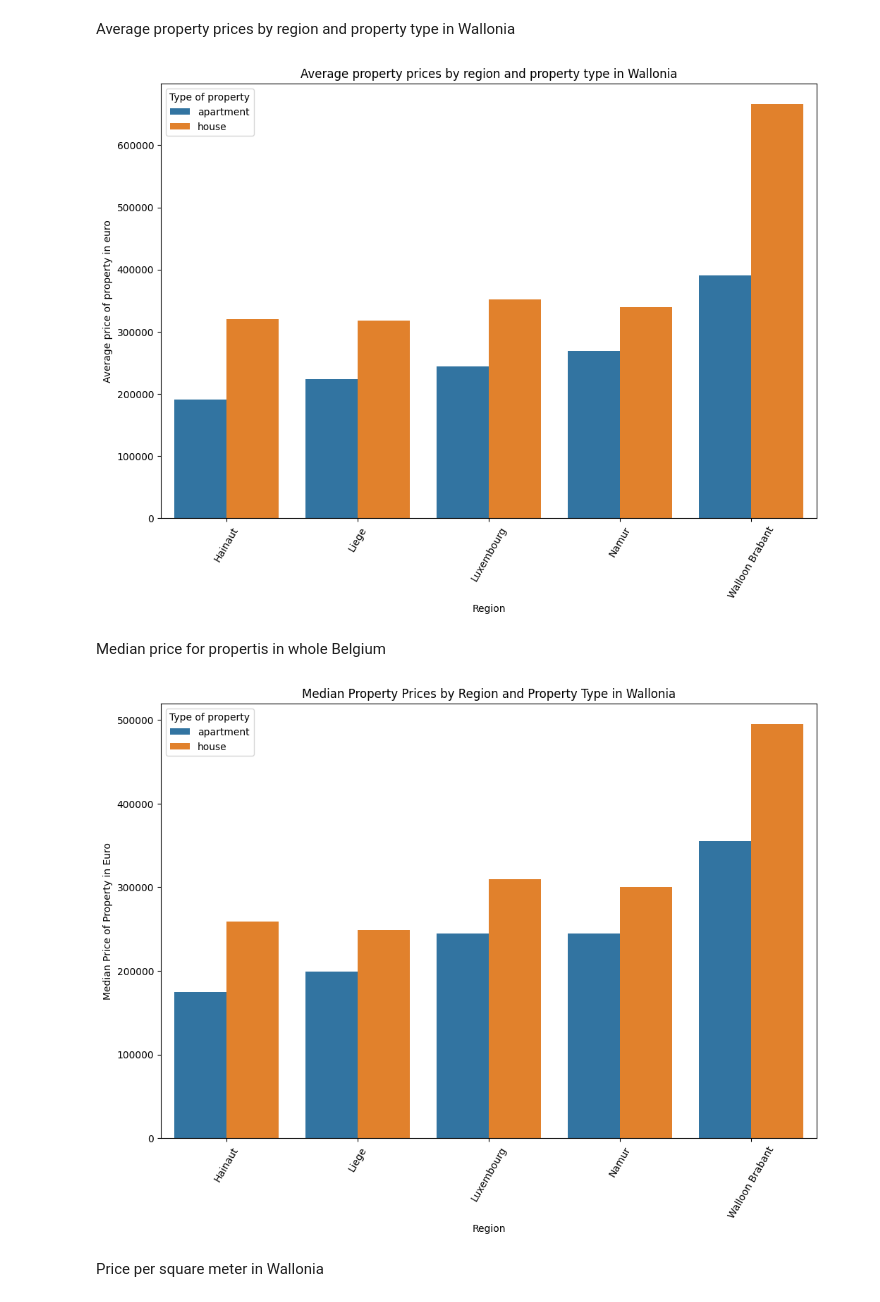
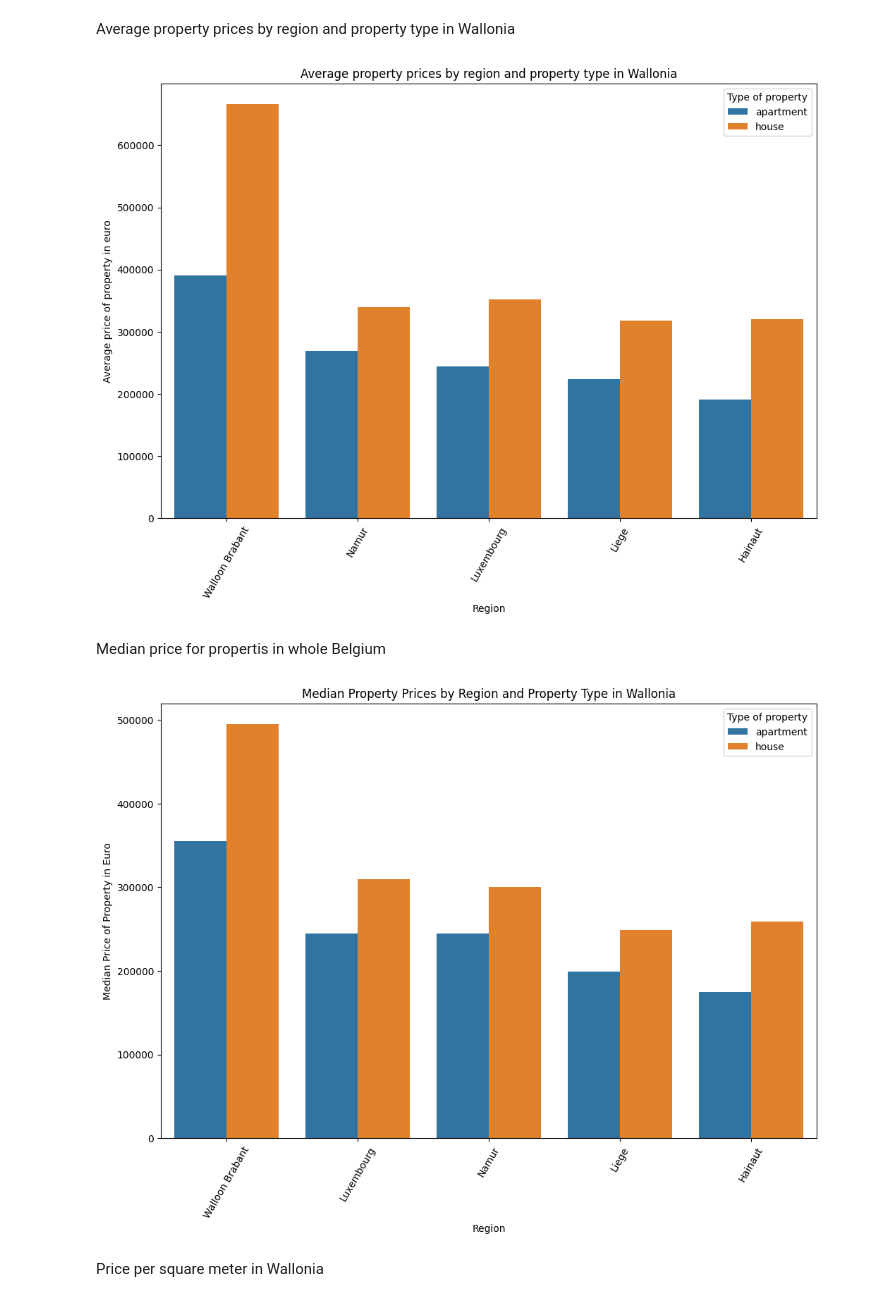
Before and after one commit to MakotoUwu/challenge-data-analysis, a Jupyter notebook: data_Wal.ipynb, the cells around one changed output. Drawn from its saved outputs; the diff is of its cells as text; code cells hidden in the pictures.

Commit message:
made changes in all plots

```diff
--- a/data_Wal.ipynb
+++ b/data_Wal.ipynb
@@ -86,9 +89,12 @@ Average property prices by region and property type in Wallonia
 # Calculate the average price for each property type in each region
 avg_prices = df.groupby(['Region', 'Type of property'])['Price of property in euro'].mean().reset_index()
 
+# Calculate the overall average price for each region and sort by it
+order = avg_prices.groupby('Region')['Price of property in euro'].mean().sort_values(ascending=False).index
+
 # Create a barplot
 plt.figure(figsize=(12, 8))
-sns.barplot(data=avg_prices, x='Region', y='Price of property in euro', hue='Type of property')
+sns.barplot(data=avg_prices, x='Region', y='Price of property in euro', hue='Type of property', order=order)
 
 plt.xticks(rotation=60)  # Rotate x labels for readability
 plt.title('Average property prices by region and property type in Wallonia')
@@ -98,26 +104,29 @@ plt.xlabel('Region')
 plt.legend(title='Type of property')
 plt.show()
 # %% [output]
-[figure, old version]
+[figure, new version]
 # %% [markdown]
 Median price for propertis in whole Belgium
 # %%
 # Calculate the median price for each property type in each region
 median_prices = df.groupby(['Region', 'Type of property'])['Price of property in euro'].median().reset_index()
 
+# Calculate the overall median price for each region and sort by it
+order = median_prices.groupby('Region')['Price of property in euro'].median().sort_values(ascending=False).index
+
 # Create a barplot
 plt.figure(figsize=(12, 8))
-sns.barplot(data=median_prices, x='Region', y='Price of property in euro', hue='Type of property')
+sns.barplot(data=median_prices, x='Region', y='Price of property in euro', hue='Type of property', order=order)
 
 plt.xticks(rotation=60)  # Rotate x labels for readability
 plt.title('Median Property Prices by Region and Property Type in Wallonia')
 plt.ylabel('Median Price of Property in Euro')
 plt.xlabel('Region')
 
 plt.legend(title='Type of property')
 plt.show()
 # %% [output]
-[figure, old version]
+[figure, new version]
 # %% [markdown]
 Price per square meter in Wallonia
 # %%
```
Also changed, not shown: parts of 2 cells of this notebook.
